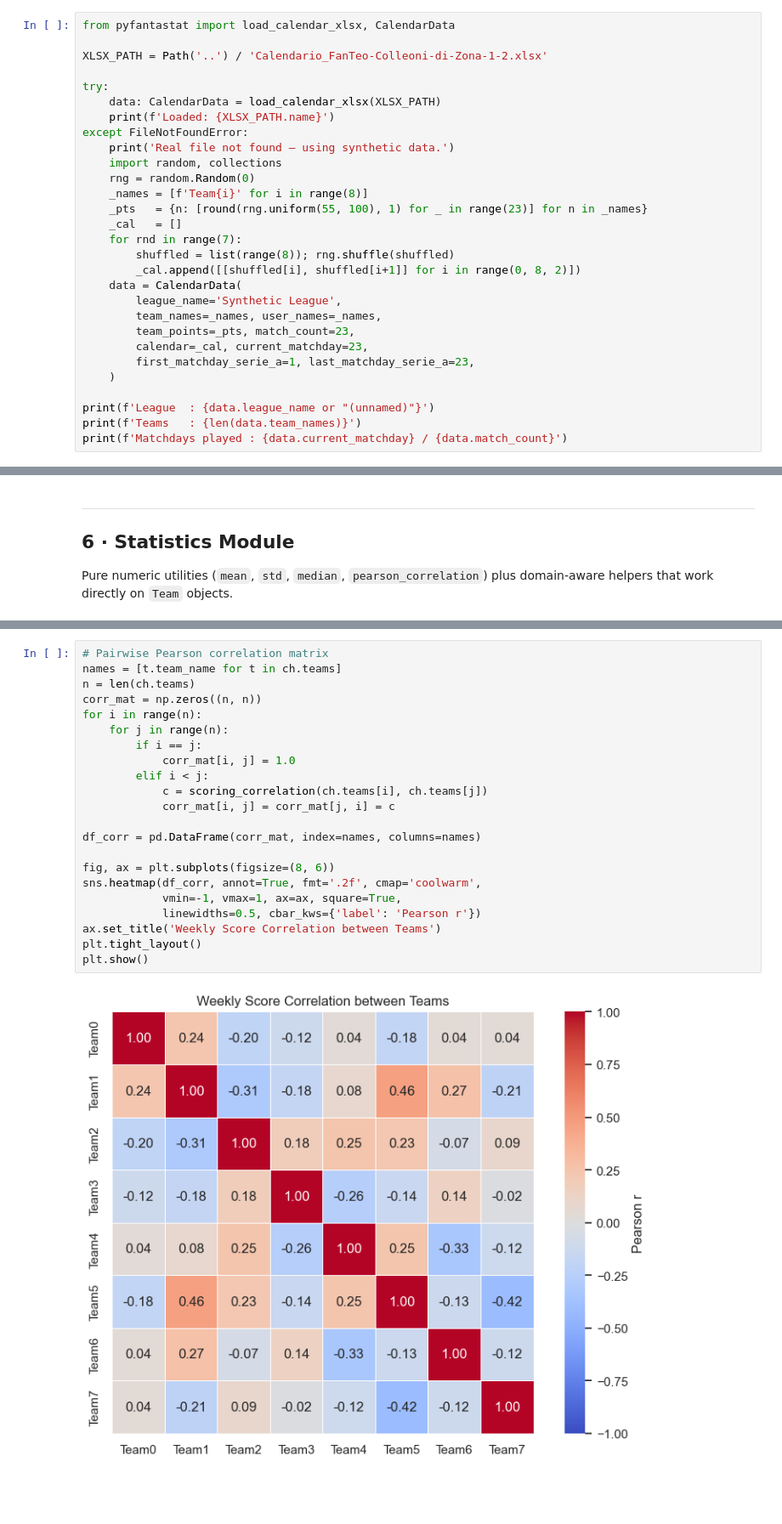
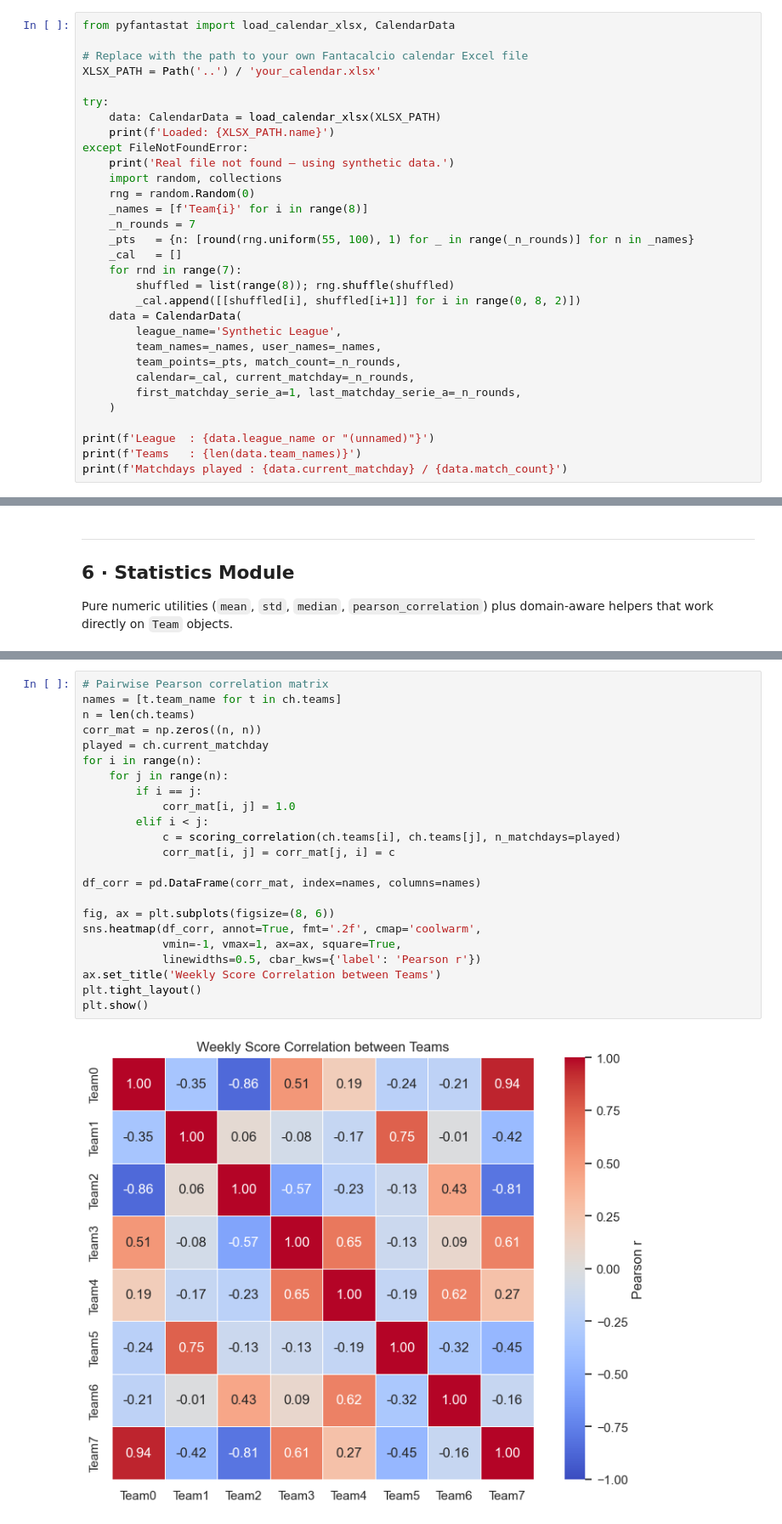
Before and after one commit to ggange/pyfantastat, a Jupyter notebook: examples/pyfantastat_demo_executed.ipynb, the cells around one changed output, grey strips where cells are left out. Shown at 85% size. Drawn from its saved outputs; the diff is of its cells as text; blank space fills up the shorter version.

```diff
--- a/examples/pyfantastat_demo_executed.ipynb
+++ b/examples/pyfantastat_demo_executed.ipynb
@@ -40,7 +41,8 @@ The notebook first tries to load a real league file; if it's not found a synthet
 # %%
 from pyfantastat import load_calendar_xlsx, CalendarData
 
-XLSX_PATH = Path('..') / 'Calendario_FanTeo-Colleoni-di-Zona-1-2.xlsx'
+# Replace with the path to your own Fantacalcio calendar Excel file
+XLSX_PATH = Path('..') / 'your_calendar.xlsx'
 
 try:
     data: CalendarData = load_calendar_xlsx(XLSX_PATH)
@@ -50,7 +52,8 @@ except FileNotFoundError:
     import random, collections
     rng = random.Random(0)
     _names = [f'Team{i}' for i in range(8)]
-    _pts   = {n: [round(rng.uniform(55, 100), 1) for _ in range(23)] for n in _names}
+    _n_rounds = 7
+    _pts   = {n: [round(rng.uniform(55, 100), 1) for _ in range(_n_rounds)] for n in _names}
     _cal   = []
     for rnd in range(7):
         shuffled = list(range(8)); rng.shuffle(shuffled)
@@ -58,9 +61,9 @@ except FileNotFoundError:
     data = CalendarData(
         league_name='Synthetic League',
         team_names=_names, user_names=_names,
-        team_points=_pts, match_count=23,
-        calendar=_cal, current_matchday=23,
-        first_matchday_serie_a=1, last_matchday_serie_a=23,
+        team_points=_pts, match_count=_n_rounds,
+        calendar=_cal, current_matchday=_n_rounds,
+        first_matchday_serie_a=1, last_matchday_serie_a=_n_rounds,
     )
 
 print(f'League  : {data.league_name or "(unnamed)"}')
@@ -431,27 +429,28 @@ pd.DataFrame(rows_stats).set_index('Team')
 # %%
 # Pairwise Pearson correlation matrix
 names = [t.team_name for t in ch.teams]
 n = len(ch.teams)
 corr_mat = np.zeros((n, n))
+played = ch.current_matchday
 for i in range(n):
     for j in range(n):
         if i == j:
             corr_mat[i, j] = 1.0
         elif i < j:
-            c = scoring_correlation(ch.teams[i], ch.teams[j])
+            c = scoring_correlation(ch.teams[i], ch.teams[j], n_matchdays=played)
             corr_mat[i, j] = corr_mat[j, i] = c
 
 df_corr = pd.DataFrame(corr_mat, index=names, columns=names)
 
 fig, ax = plt.subplots(figsize=(8, 6))
 sns.heatmap(df_corr, annot=True, fmt='.2f', cmap='coolwarm',
             vmin=-1, vmax=1, ax=ax, square=True,
             linewidths=0.5, cbar_kws={'label': 'Pearson r'})
 ax.set_title('Weekly Score Correlation between Teams')
 plt.tight_layout()
 plt.show()
 # %% [output]
-[figure, old version]
+[figure, new version]
 # %% [markdown]
 ---
 ## 7 · What-If Calendar Analysis
```
Also changed, not shown: parts of 32 cells of this notebook, 11 other files.
